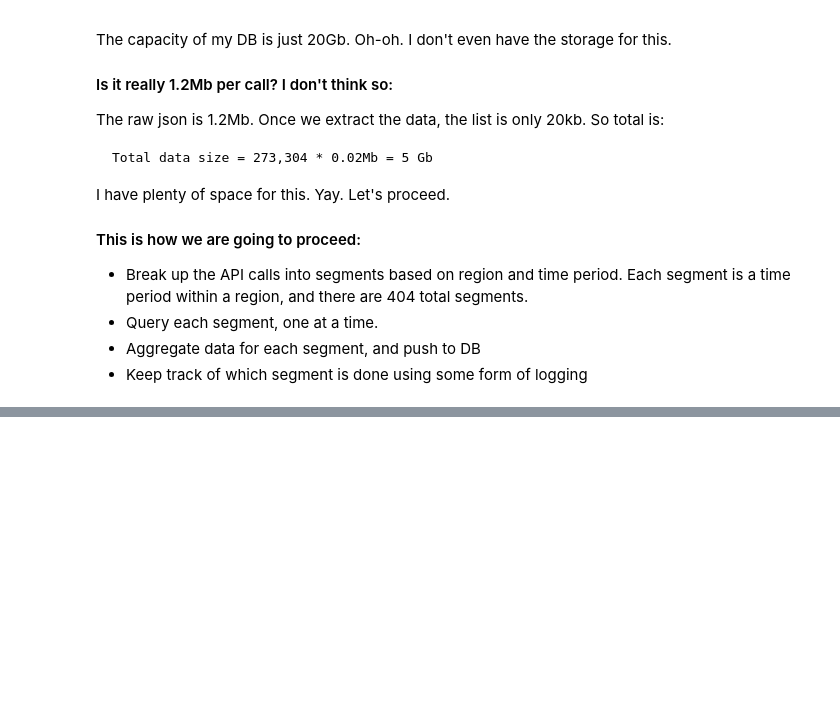
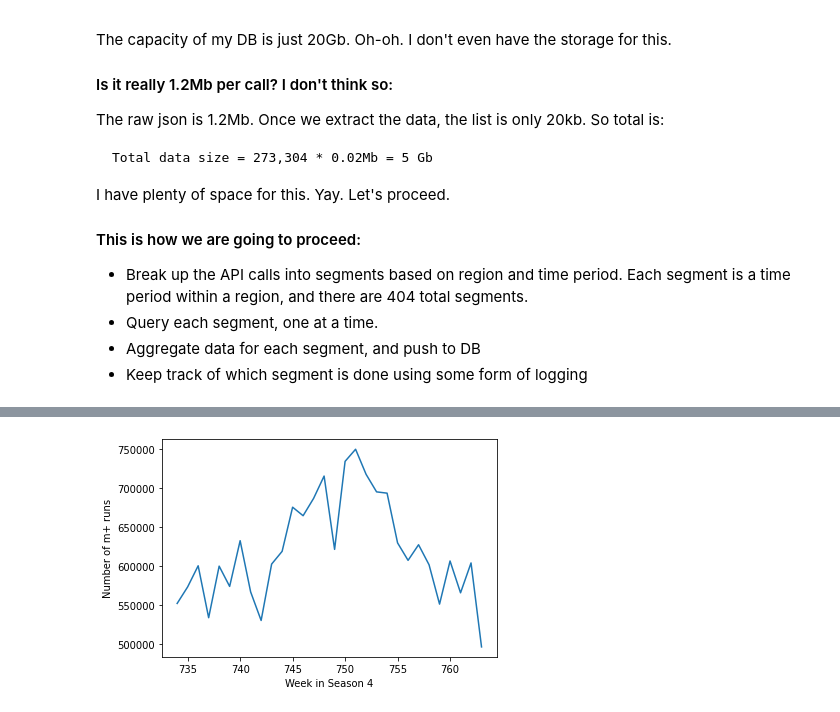
Before and after one commit to ily123/blizzard_api, a Jupyter notebook: _get_archive_mplus_runs_in_batch.ipynb, the cells around one changed output, grey strips where cells are left out. Cells and saved outputs as stored; diff of their text form; code cells hidden in the pictures; blank space fills up the shorter version.

Commit message:
started the class distro figure

```diff
--- a/_get_archive_mplus_runs_in_batch.ipynb
+++ b/_get_archive_mplus_runs_in_batch.ipynb
@@ -291,3 +337,45 @@ print(len(set(comps)))
 #import pickle
 #pickle.dump(leaderboard.get_runs_as_tuple_list(), open('test_objs.pkl', 'wb'))
 #print(leaderboard.keyruns)
+# %%
+period = [734, 552152,
+735, 573429,
+736, 600545,
+737, 533797,
+738, 600092,
+739, 574013,
+740, 632797,
+741, 566984,
+742, 530253,
+743, 602726,
+744, 619092,
+745, 675847,
+746, 664888,
+747, 687195,
+748, 715860,
+749, 621633,
+750, 734762,
+751, 750325,
+752, 718098,
+753, 695534,
+754, 693893,
+755, 629968,
+756, 607517,
+757, 627584,
+758, 601825,
+759, 551282,
+760, 606719,
+761, 565799,
+762, 604201,
+763, 496264]
+# %%
+per = [i for i in period if i < 800]
+pop = [i for i in period if i > 100000]
+# %%
+fig = plt.figure()
+plt.plot(per, pop)
+plt.xlabel('Week in Season 4')
+plt.ylabel('Number of m+ runs')
+plt.show()
+# %% [output]
+[figure, added]
```
Also changed, not shown: parts of 8 cells of this notebook, 6 other files.
